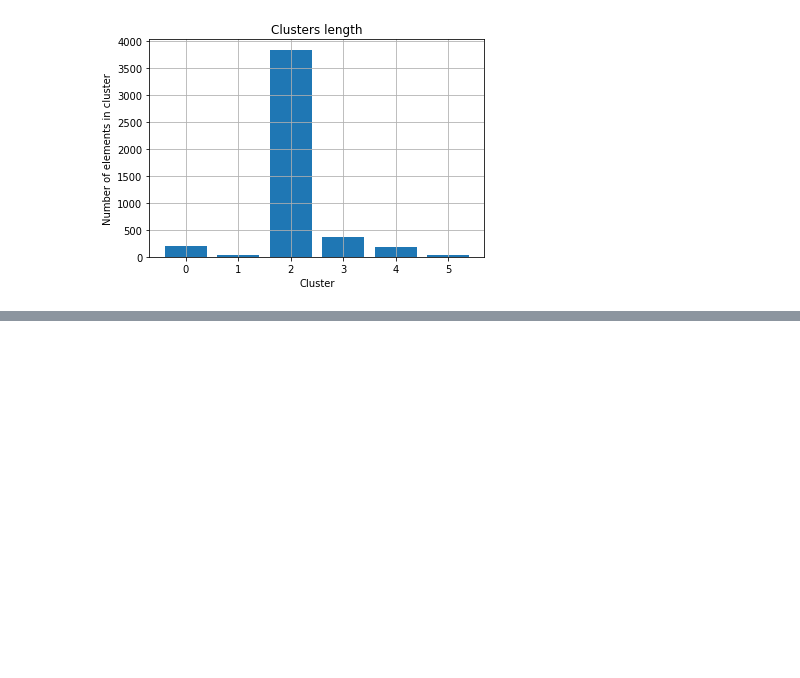
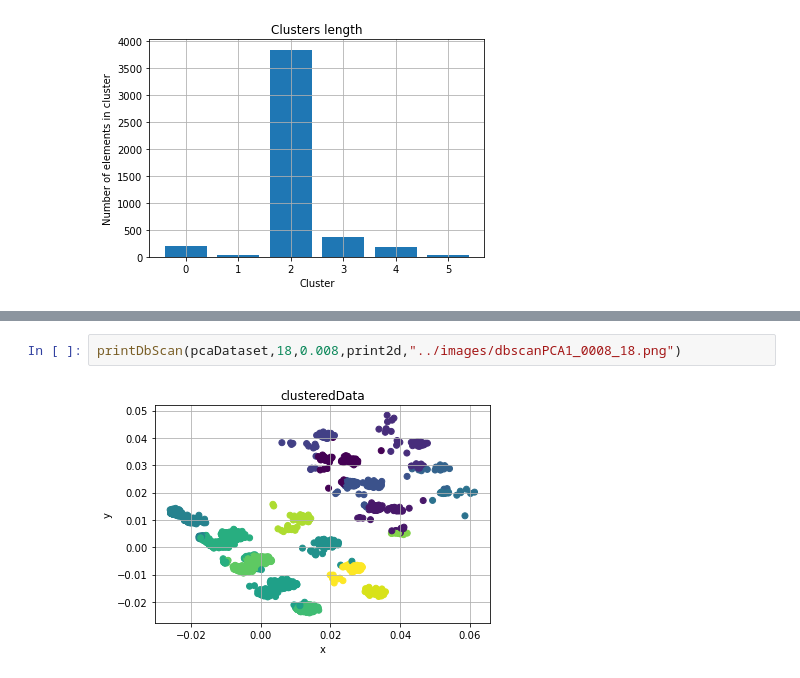
Before and after one commit to batataazul/projects_MachineLearning, a Jupyter notebook: project1/Notebooks/dbscan.ipynb, the cells around one changed output, grey strips where cells are left out. Drawn from its saved outputs; the diff is of its cells as text; blank space fills up the shorter version.

```diff
--- a/project1/Notebooks/dbscan.ipynb
+++ b/project1/Notebooks/dbscan.ipynb
@@ -246,0 +288,4 @@ printDbScan(nDataset2,density2,0.05,printCount,"../images/dbscanCount2_new1.png"
+# %%
+printDbScan(pcaDataset,18,0.008,print2d,"../images/dbscanPCA1_0008_18.png")
+# %% [output]
+[figure, added]
```
Also changed, not shown: parts of 12 cells of this notebook, 20 other files.
